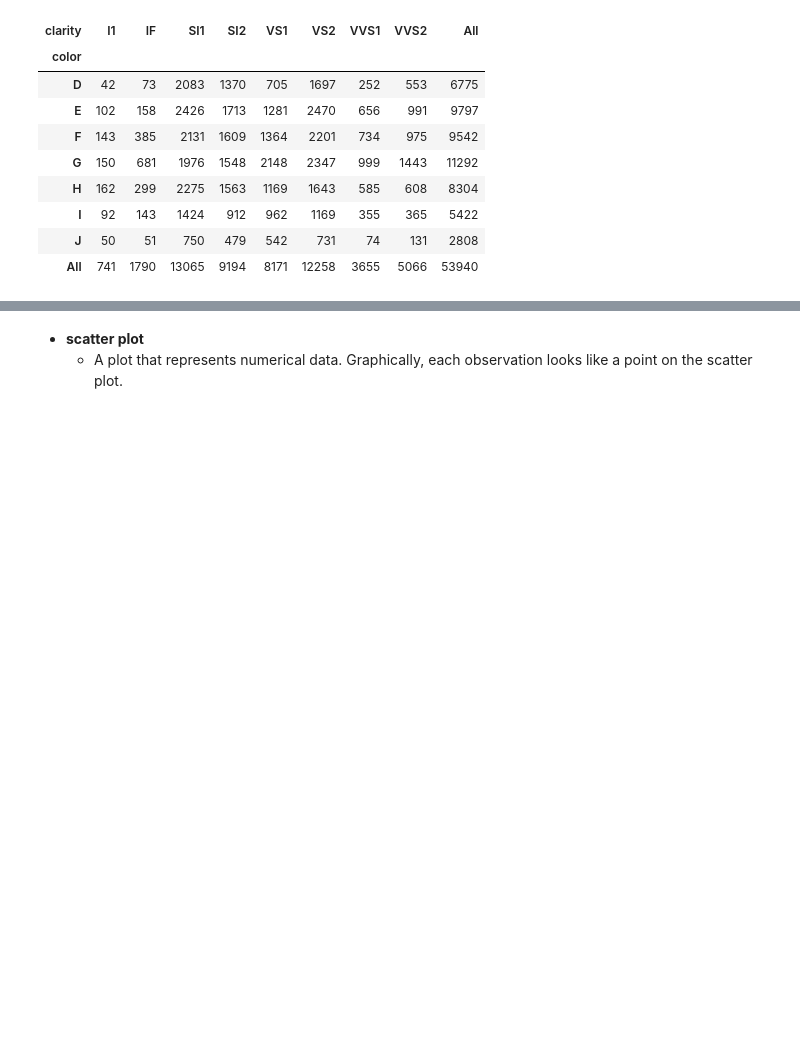
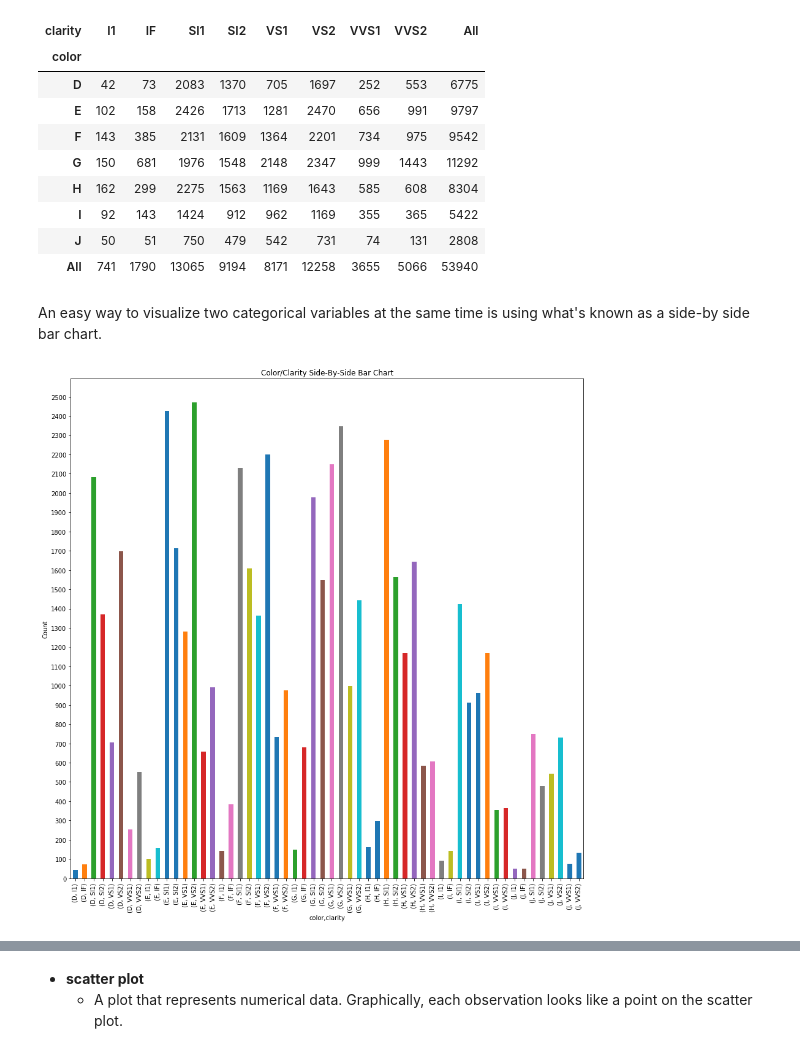
Before and after one commit to jmeguira/stats, a Jupyter notebook: stats_notebook.ipynb, the cells around one changed output, grey strips where cells are left out. Drawn from its saved outputs; the diff is of its cells as text; code cells hidden in the pictures; blank space fills up the shorter version.

Commit message:
finished cross-tab + scatterplot section

```diff
--- a/stats_notebook.ipynb
+++ b/stats_notebook.ipynb
@@ -290,3 +298,12 @@ pd.crosstab(diamonds['color'], diamonds['clarity'], margins = True)
 | I | 92 | 143 | 1424 | 912 | 962 | 1169 | 355 | 365 | 5422 |
 | J | 50 | 51 | 750 | 479 | 542 | 731 | 74 | 131 | 2808 |
 | All | 741 | 1790 | 13065 | 9194 | 8171 | 12258 | 3655 | 5066 | 53940 |
+# %% [markdown]
+An easy way to visualize two categorical variables at the same time is using what's known as a side-by side bar chart.
+# %%
+#https://stackoverflow.com/a/47494809
+ax = diamonds.groupby(['color','clarity'])['clarity'].count().plot.bar(figsize = (15,15), title = 'Color/Clarity Side-By-Side Bar Chart', yticks = range(0,2600,100));
+ax.set_ylabel('Count')
+plt.savefig('side_by_side.png')
+# %% [output]
+[figure, added]
```
Also changed, not shown: parts of 8 cells of this notebook, 1 other file.
